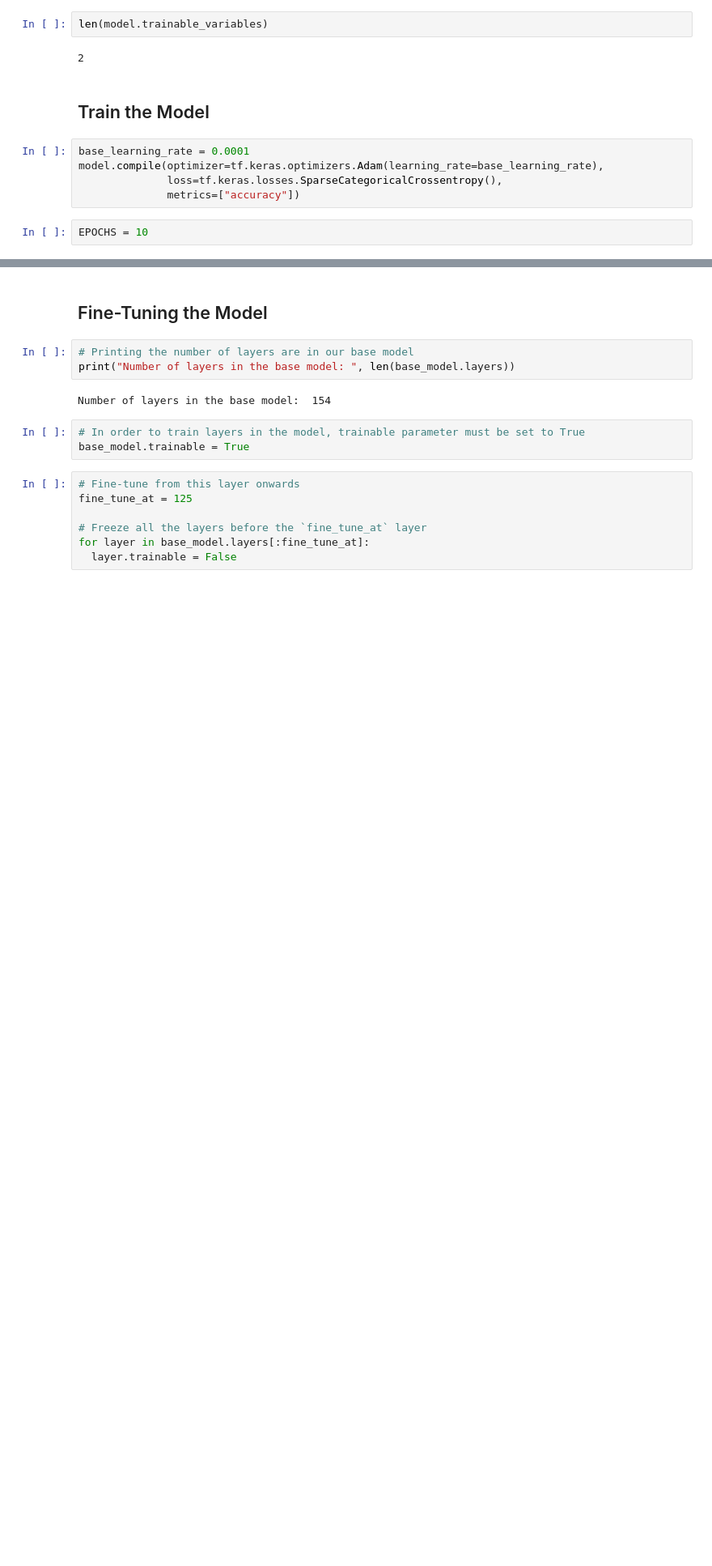
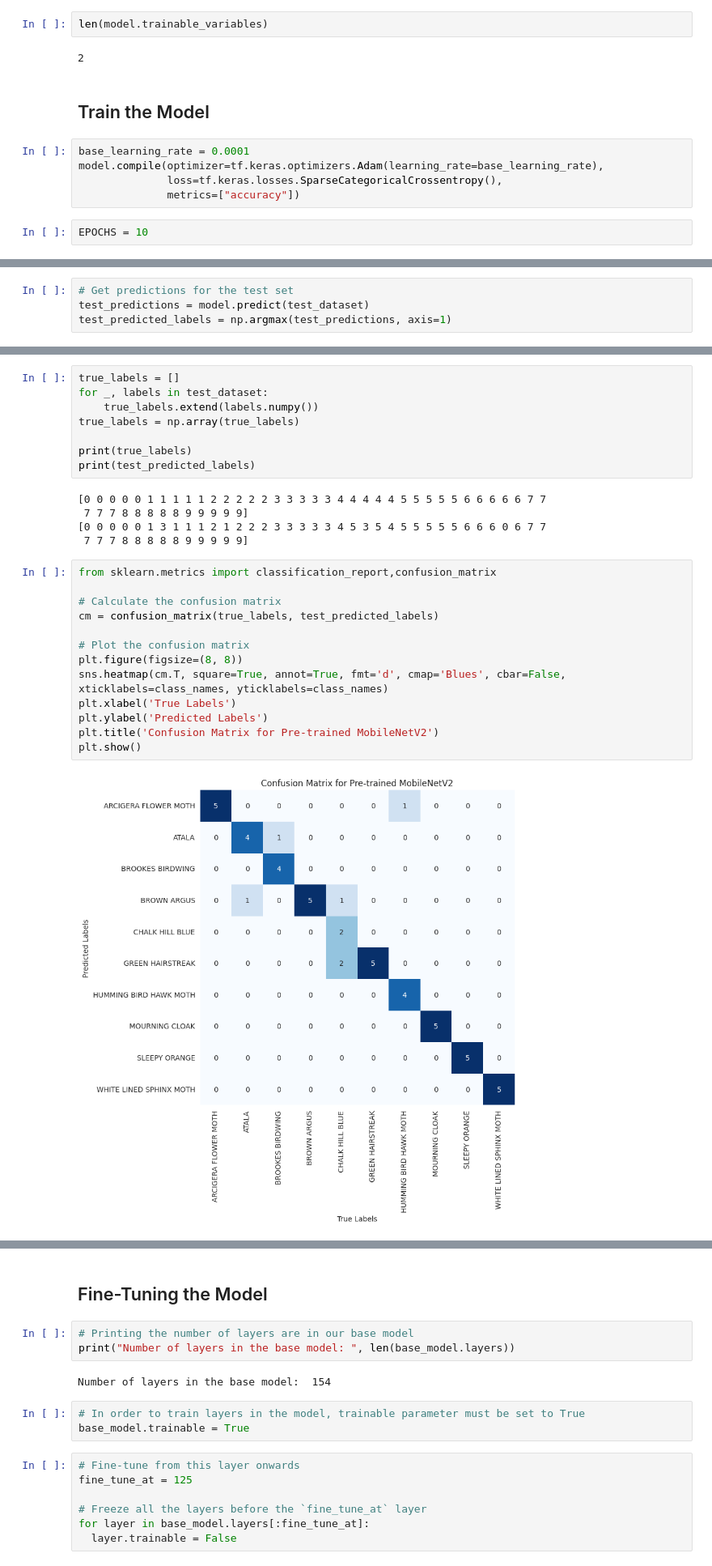
Before and after one commit to hifsakazmi/computer-vision-in-python, a Jupyter notebook: Butterfly_Image_Classification_Transfer_Learning.ipynb, the cells around one changed output, grey strips where cells are left out. Shown at 81% size. Cells and saved outputs as stored; diff of their text form; blank space fills up the shorter version.

Commit message:
Added confusion matrix and classification report

```diff
--- a/Butterfly_Image_Classification_Transfer_Learning.ipynb
+++ b/Butterfly_Image_Classification_Transfer_Learning.ipynb
@@ -423,0 +423,4 @@ plt.show()
+# %%
+# Get predictions for the test set
+test_predictions = model.predict(test_dataset)
+test_predicted_labels = np.argmax(test_predictions, axis=1)
@@ -423,0 +431,28 @@ plt.show()
+# %%
+true_labels = []
+for _, labels in test_dataset:
+    true_labels.extend(labels.numpy())
+true_labels = np.array(true_labels)
+
+print(true_labels)
+print(test_predicted_labels)
+# %% [output]
+[0 0 0 0 0 1 1 1 1 1 2 2 2 2 2 3 3 3 3 3 4 4 4 4 4 5 5 5 5 5 6 6 6 6 6 7 7
+ 7 7 7 8 8 8 8 8 9 9 9 9 9]
+[0 0 0 0 0 1 3 1 1 1 2 1 2 2 2 3 3 3 3 3 4 5 3 5 4 5 5 5 5 5 6 6 6 0 6 7 7
+ 7 7 7 8 8 8 8 8 9 9 9 9 9]
+# %%
+from sklearn.metrics import classification_report,confusion_matrix
+
+# Calculate the confusion matrix
+cm = confusion_matrix(true_labels, test_predicted_labels)
+
+# Plot the confusion matrix
+plt.figure(figsize=(8, 8))
+sns.heatmap(cm.T, square=True, annot=True, fmt='d', cmap='Blues', cbar=False, xticklabels=class_names, yticklabels=class_names)
+plt.xlabel('True Labels')
+plt.ylabel('Predicted Labels')
+plt.title('Confusion Matrix for Pre-trained MobileNetV2')
+plt.show()
+# %% [output]
+[figure, added]
```
Also changed, not shown: parts of 26 cells of this notebook.
